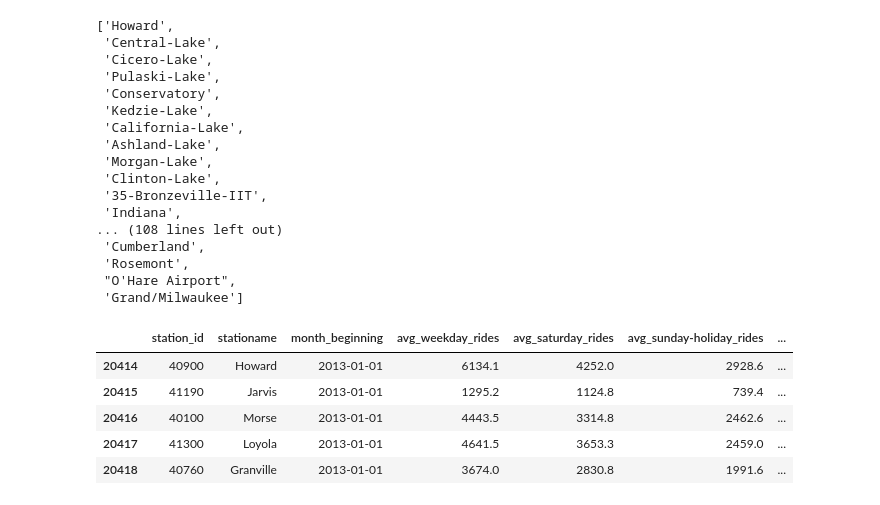
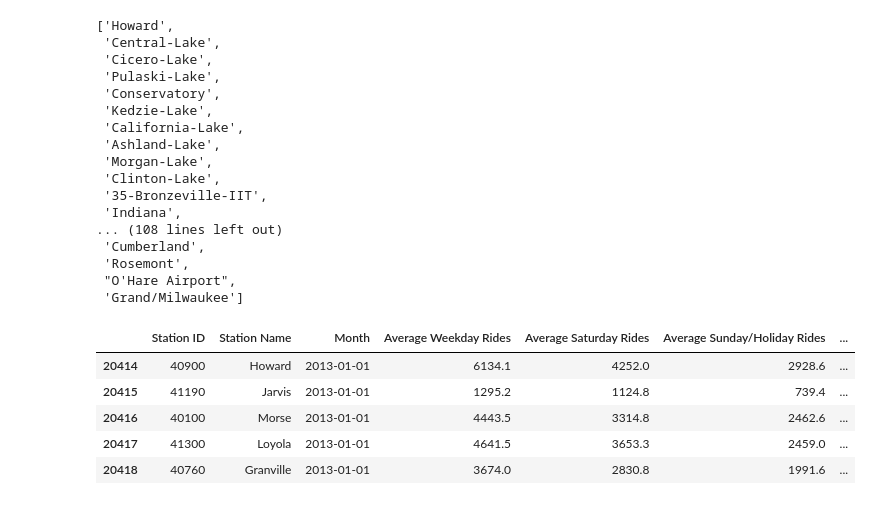
Before and after one commit to ayaF-PI/project-1, a Jupyter notebook: CTA_Ridership_L_Train.ipynb, the cells around one changed output. Cells and saved outputs as stored; diff of their text form; code cells hidden in the pictures.

```diff
--- a/CTA_Ridership_L_Train.ipynb
+++ b/CTA_Ridership_L_Train.ipynb
@@ -63,13 +63,15 @@ cta_lines
  'Rosemont',
  "O'Hare Airport",
  'Grand/Milwaukee']
-# %%
-cta_ridership_cleaned = cta_ridership_clean[cta_ridership_clean["stationame"].isin(cta_lines)]
-cta_ridership_cleaned.head()
-# %% [output]
-|  | station_id | stationame | month_beginning | avg_weekday_rides | avg_saturday_rides | avg_sunday-holiday_rides | ... |
-| 20414 | 40900 | Howard | 2013-01-01 | 6134.1 | 4252.0 | 2928.6 | ... |
-| 20415 | 41190 | Jarvis | 2013-01-01 | 1295.2 | 1124.8 | 739.4 | ... |
-| 20416 | 40100 | Morse | 2013-01-01 | 4443.5 | 3314.8 | 2462.6 | ... |
-| 20417 | 41300 | Loyola | 2013-01-01 | 4641.5 | 3653.3 | 2459.0 | ... |
-| 20418 | 40760 | Granville | 2013-01-01 | 3674.0 | 2830.8 | 1991.6 | ... |
+# %%
+cta_ridership_cleaned_df = cta_ridership_clean[cta_ridership_clean["stationame"].isin(cta_lines)]
+cta_ridership_cleaned_df = cta_ridership_cleaned.rename(columns={'station_id': 'Station ID', 'stationame': 'Station Name', 'month_beginning':'Month', "avg_weekday_rides": "Average Weekday Rides", 'avg_saturday_rides': "Average Saturday Rides",
+                                                              'avg_sunday-holiday_rides':'Average Sunday/Holiday Rides', 'monthtotal': 'Monthly Total'})
+cta_ridership_cleaned_df.head()
+# %% [output]
+|  | Station ID | Station Name | Month | Average Weekday Rides | Average Saturday Rides | Average Sunday/Holiday Rides | ... |
+| 20414 | 40900 | Howard | 2013-01-01 | 6134.1 | 4252.0 | 2928.6 | ... |
+| 20415 | 41190 | Jarvis | 2013-01-01 | 1295.2 | 1124.8 | 739.4 | ... |
+| 20416 | 40100 | Morse | 2013-01-01 | 4443.5 | 3314.8 | 2462.6 | ... |
+| 20417 | 41300 | Loyola | 2013-01-01 | 4641.5 | 3653.3 | 2459.0 | ... |
+| 20418 | 40760 | Granville | 2013-01-01 | 3674.0 | 2830.8 | 1991.6 | ... |
```
Also changed, not shown: parts of 3 cells of this notebook.
